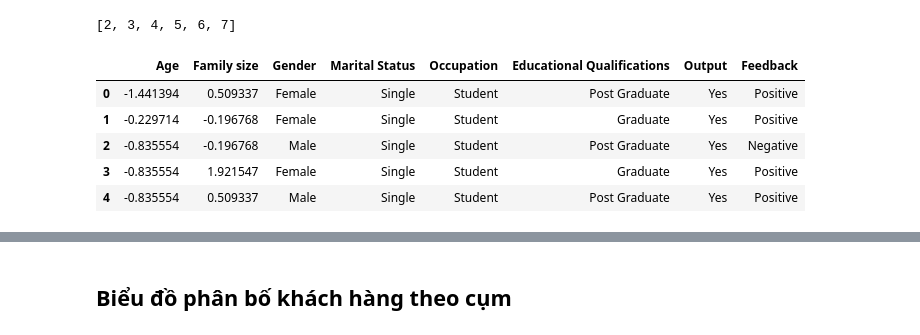
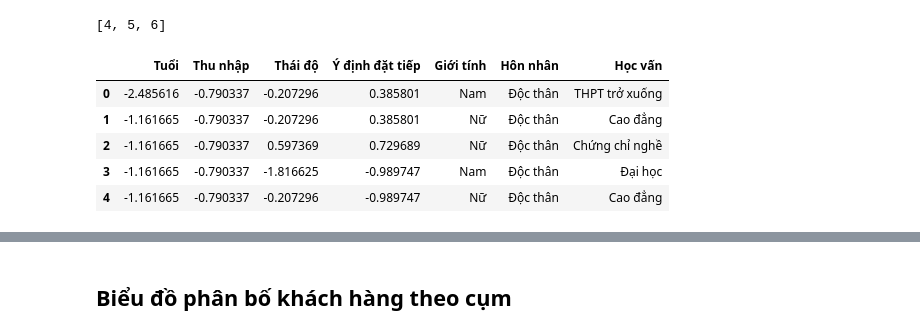
Before and after one commit to minhkhoibtcom-gif/nien_luan, a Jupyter notebook: kprototypes.ipynb, the cells around one changed output, grey strips where cells are left out. Drawn from its saved outputs; the diff is of its cells as text; code cells hidden in the pictures.

```diff
--- a/kprototypes.ipynb
+++ b/kprototypes.ipynb
@@ -49,0 +30,31 @@ data.head()
+# %%
+LIKERT = {"Totally disagree": 1, "Disagree": 2, "More or less disagree": 3, "Neutral": 4,
+          "More or less agree": 5, "Agree": 6, "Totally agree": 7}
+AGE = {"15-18 years old": 16.5, "19-22 years old": 20.5, "23-25 years old": 24, "26-28 years old": 27}
+INCOME = {"< 10,000,000 VND": 5, "10,000,000 VND - 20,000,000 VND": 15, "20,000,000 VND – 30,000,000 VND": 25,
+          "30,000,000 VND – 40,000,000 VND": 35, "> 40,000,000 VND": 45}
+EDUCATION = {"High school or lesser": "THPT trở xuống", "Professional certificate": "Chứng chỉ nghề",
+             "College diploma": "Cao đẳng", "University undergraduate degree": "Đại học",
+             "Postgraduate degree": "Sau đại học"}
+
+likert = raw[[f"Q{i}" for i in range(19, 26)]].apply(lambda s: s.map(LIKERT))
+df = pd.DataFrame({
+    "Tuổi": raw["Q27"].map(AGE),
+    "Thu nhập": raw["Q29"].map(INCOME),
+    "Thái độ": likert[["Q19", "Q20", "Q21"]].mean(axis=1),
+    "Ý định đặt tiếp": likert[["Q22", "Q23", "Q24", "Q25"]].mean(axis=1),
+    "Giới tính": raw["Q26"].map({"Male": "Nam", "Female": "Nữ"}),
+    "Hôn nhân": raw["Q30"].map({"Single": "Độc thân", "Married": "Đã kết hôn"}),
+    "Học vấn": raw["Q28"].map(EDUCATION),
+})
+print("Giá trị không mã hóa được:", df.isna().sum().sum())   # kết quả đúng: 0
+
+
+def cronbach_alpha(items):
+    k = items.shape[1]
+    return k / (k - 1) * (1 - items.var(ddof=1).sum() / items.sum(axis=1).var(ddof=1))
+
+
+print(f"Cronbach alpha Thái độ (Q19–Q21): {cronbach_alpha(likert[['Q19', 'Q20', 'Q21']]):.3f}")
+print(f"Cronbach alpha Ý định đặt tiếp (Q22–Q25): {cronbach_alpha(likert[['Q22', 'Q23', 'Q24', 'Q25']]):.3f}")
+df.describe(include="all").T
@@ -50,19 +73,21 @@ data.head()
 # %%
 from sklearn.preprocessing import StandardScaler
 
+num_cols = ["Tuổi", "Thu nhập", "Thái độ", "Ý định đặt tiếp"]
+cat_cols = ["Giới tính", "Hôn nhân", "Học vấn"]
+data = df[num_cols + cat_cols].copy()
+
 X = data.copy()
 X[num_cols] = StandardScaler().fit_transform(X[num_cols])
-
-# Chuyển sang mảng numpy và ghi lại vị trí các cột phân loại
-X_arr = X.to_numpy()
+X_arr = X.to_numpy(dtype=object)
 cat_idx = list(range(len(num_cols), len(num_cols) + len(cat_cols)))
-print(cat_idx)      # kết quả đúng: [2, 3, 4, 5, 6, 7]
+print(cat_idx)      # kết quả đúng: [4, 5, 6]
 X.head()
 # %% [output]
-[2, 3, 4, 5, 6, 7]
+[4, 5, 6]
-|  | Age | Family size | Gender | Marital Status | Occupation | Educational Qualifications | Output | Feedback |
-| 0 | -1.441394 | 0.509337 | Female | Single | Student | Post Graduate | Yes | Positive |
-| 1 | -0.229714 | -0.196768 | Female | Single | Student | Graduate | Yes | Positive |
-| 2 | -0.835554 | -0.196768 | Male | Single | Student | Post Graduate | Yes | Negative |
-| 3 | -0.835554 | 1.921547 | Female | Single | Student | Graduate | Yes | Positive |
-| 4 | -0.835554 | 0.509337 | Male | Single | Student | Post Graduate | Yes | Positive |
+|  | Tuổi | Thu nhập | Thái độ | Ý định đặt tiếp | Giới tính | Hôn nhân | Học vấn |
+| 0 | -2.485616 | -0.790337 | -0.207296 | 0.385801 | Nam | Độc thân | THPT trở xuống |
+| 1 | -1.161665 | -0.790337 | -0.207296 | 0.385801 | Nữ | Độc thân | Cao đẳng |
+| 2 | -1.161665 | -0.790337 | 0.597369 | 0.729689 | Nữ | Độc thân | Chứng chỉ nghề |
+| 3 | -1.161665 | -0.790337 | -1.816625 | -0.989747 | Nam | Độc thân | Đại học |
+| 4 | -1.161665 | -0.790337 | -0.207296 | -0.989747 | Nữ | Độc thân | Cao đẳng |
```
Also changed, not shown: parts of 27 cells of this notebook, 55 other files.
